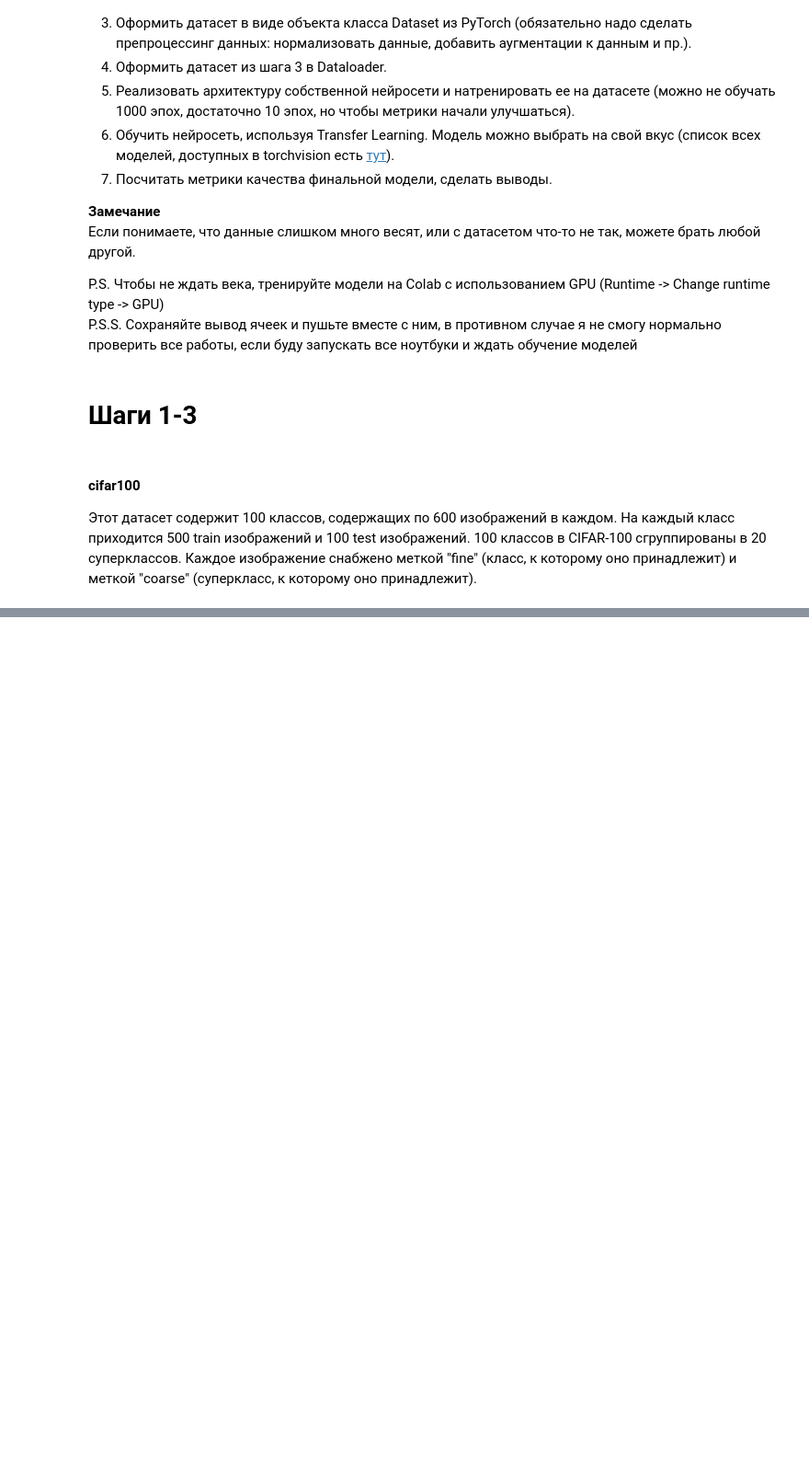
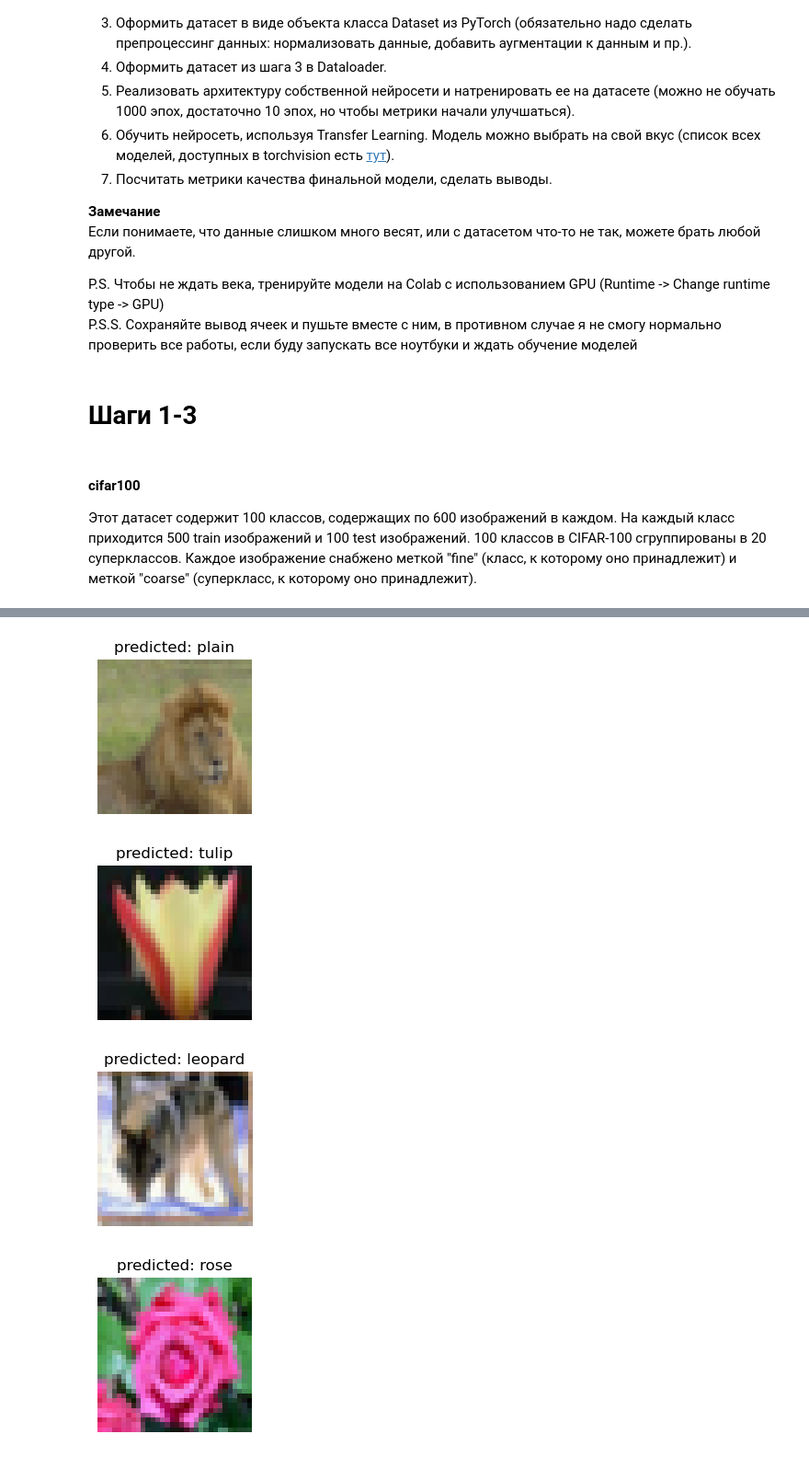
Before and after one commit to dvamuch/nn_ml_practice_bivt-20-1_SelifonovAE, a Jupyter notebook: labs/04_lab_cv_practice.ipynb, the cells around one changed output, grey strips where cells are left out. Shown: that part at 92% size. Saved outputs shown, nothing was run; the diff lists cells and outputs as text; code cells hidden in the pictures; blank space fills up the shorter version.

```diff
--- a/labs/04_lab_cv_practice.ipynb
+++ b/labs/04_lab_cv_practice.ipynb
@@ -242,0 +345,15 @@ model_fitted = train_model(model, criterion, optimizer_ft, exp_lr_scheduler, num
+# %%
+resnet_model = models.resnet18(weights='DEFAULT')
+num_features = resnet_model.fc.in_features
+
+resnet_model.fc = nn.Linear(num_features, 100)
+
+print(num_features)
+
+model_ft = resnet_model.to(device)
+
+criterion = nn.CrossEntropyLoss()
+
+optimizer_ft = optim.SGD(model_ft.parameters(), lr=0.001, momentum=0.9)
+
+exp_lr_scheduler = lr_scheduler.StepLR(optimizer_ft, step_size=2, gamma=0.1)
@@ -242,0 +362,2 @@ model_fitted = train_model(model, criterion, optimizer_ft, exp_lr_scheduler, num
+# %%
+fitted_resnet = train_pretrained(resnet_model, criterion, optimizer_ft, exp_lr_scheduler, num_epochs=7)
@@ -242,0 +382,7 @@ model_fitted = train_model(model, criterion, optimizer_ft, exp_lr_scheduler, num
+# %%
+visualize_model(fitted_resnet, 4, 16)
+# %% [output]
+[figure, added]
+[figure, added]
+[figure, added]
+[figure, added]
```
Also changed, not shown: parts of 14 cells of this notebook.
